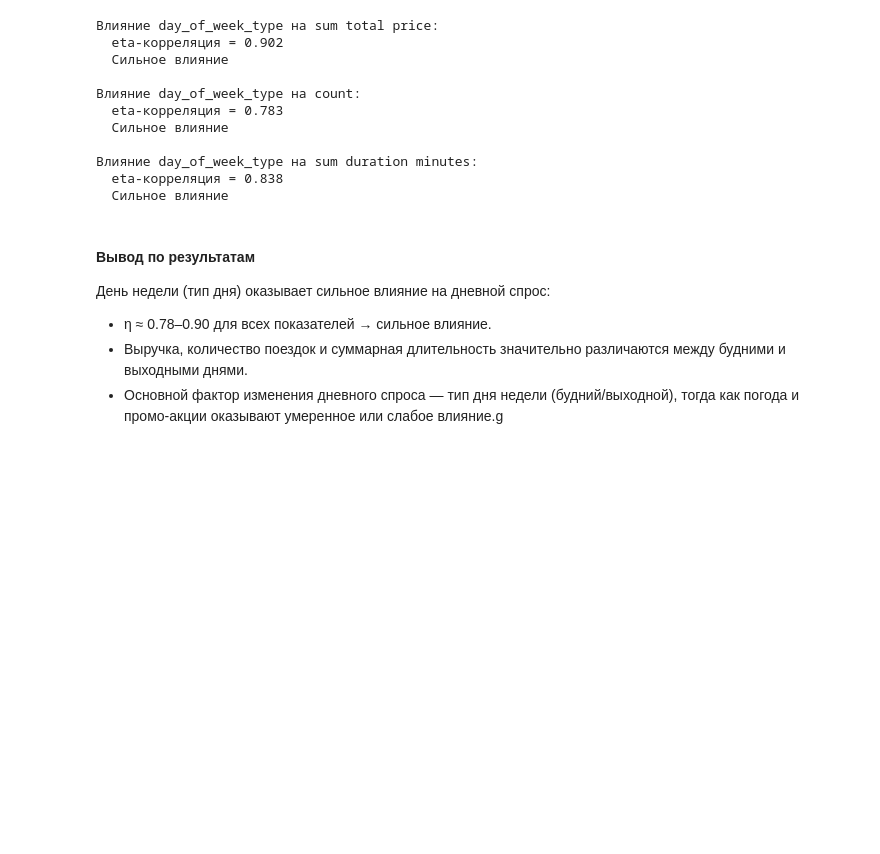
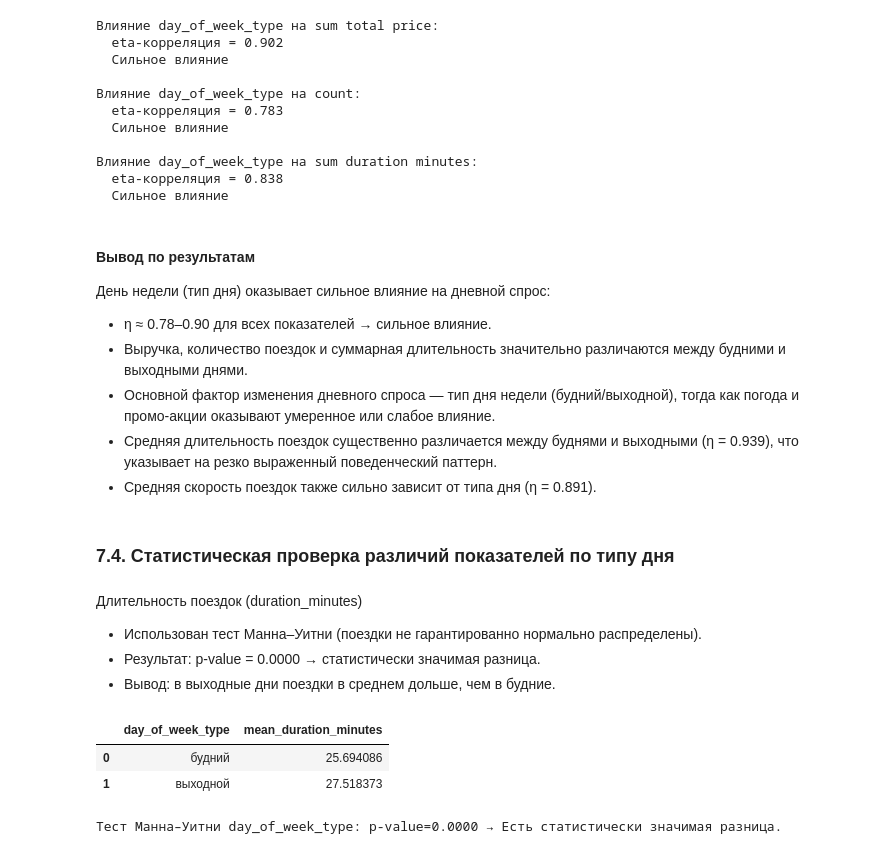
Before and after one commit to fIIame/scooter_sharing_analysis, a Jupyter notebook: notebooks/EDA.ipynb, the cells around one changed output. Drawn from its saved outputs; the diff is of its cells as text; code cells hidden in the pictures; blank space fills up the shorter version.

Commit message:
feat: проведена проверка гипотез по типу дня, района, дня недели и погодным признакам

```diff
--- a/notebooks/EDA.ipynb
+++ b/notebooks/EDA.ipynb
@@ -642,4 +646,25 @@ print_eta_correlation_overview(daily_summary, "day_of_week_type", metrics, get_e
 День недели (тип дня) оказывает сильное влияние на дневной спрос:
 * η ≈ 0.78–0.90 для всех показателей → сильное влияние.
 * Выручка, количество поездок и суммарная длительность значительно различаются между будними и выходными днями.
-* Основной фактор изменения дневного спроса — тип дня недели (будний/выходной), тогда как погода и промо-акции оказывают умеренное или слабое влияние.g
+* Основной фактор изменения дневного спроса — тип дня недели (будний/выходной), тогда как погода и промо-акции оказывают умеренное или слабое влияние.
+* Средняя длительность поездок существенно различается между буднями и выходными (η = 0.939), что указывает на резко выраженный поведенческий паттерн.
+* Средняя скорость поездок также сильно зависит от типа дня (η = 0.891).
+# %% [markdown]
+### 7.4. Статистическая проверка различий показателей по типу дня
+# %% [markdown]
+Длительность поездок (duration_minutes)
+* Использован тест Манна–Уитни (поездки не гарантированно нормально распределены).
+* Результат: p-value = 0.0000 → статистически значимая разница.
+* Вывод: в выходные дни поездки в среднем дольше, чем в будние.
+# %%
+rides_weather_data.groupby("day_of_week_type", as_index=False).agg(
+    mean_duration_minutes=("duration_minutes","mean"),
+)
+# %% [output]
+|  | day_of_week_type | mean_duration_minutes |
+| 0 | будний | 25.694086 |
+| 1 | выходной | 27.518373 |
+# %%
+mannwhitneyu_test(rides_weather_data, "duration_minutes", "day_of_week_type", alternative="two-sided")
+# %% [output]
+Тест Манна–Уитни day_of_week_type: p-value=0.0000 → Есть статистически значимая разница.
```
Also changed, not shown: parts of 29 cells of this notebook, 2 other files.
